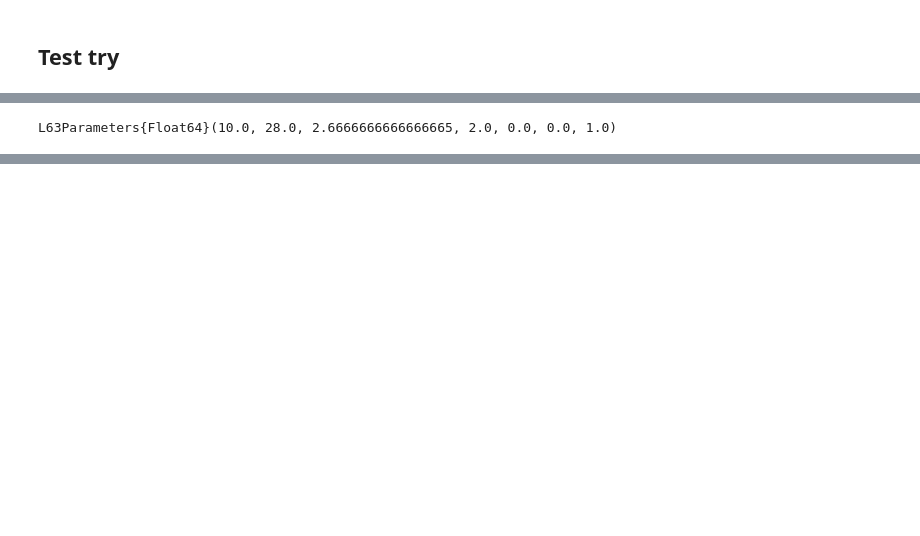
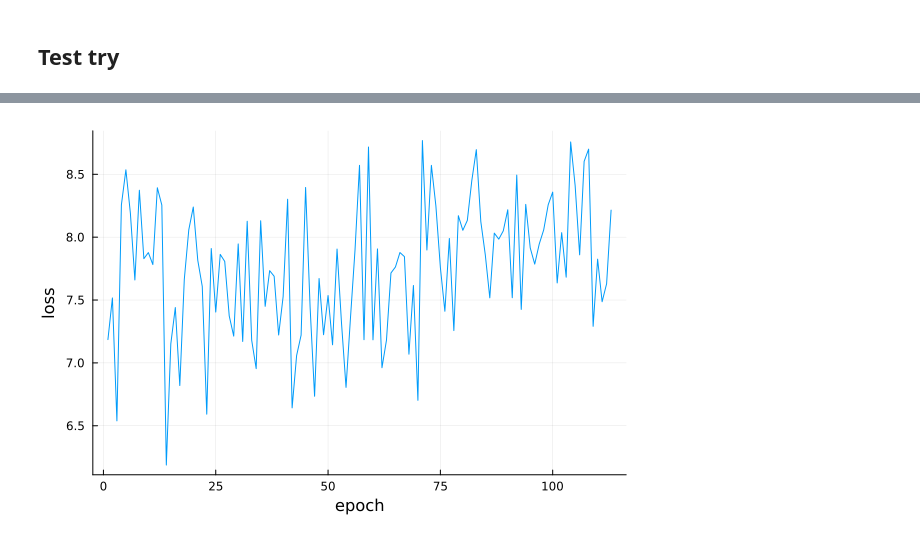
Before and after one commit to nviebig/LorenzParameterEstimation, a Jupyter notebook: examples_climate/mean/train_mean.ipynb, the cells around one changed output, grey strips where cells are left out. Cells and saved outputs as stored; diff of their text form; code cells hidden in the pictures; blank space fills up the shorter version.

```diff
--- a/examples_climate/mean/train_mean.ipynb
+++ b/examples_climate/mean/train_mean.ipynb
@@ -143,22 +118,25 @@ plot(p_xy, p_xz, p_yz, layout=(1,3), size=(1200, 350))
-# %%
-init = L63Parameters(10.0, 28.0, 8/3, 2.0, 0.0, 0.0, 1.0)  # same σ,ρ,β but x shift = 2
-# %% [output]
-L63Parameters{Float64}(10.0, 28.0, 2.6666666666666665, 2.0, 0.0, 0.0, 1.0)
 # %%
+using Optimisers
+using StatsBase
+
 # Target "true" parameters/statistics — here we assume the classic Lorenz63 mean stats
-base_stats = evaluate_statistics(base_params; stats=(:mean,))
-
+#base_stats = evaluate_statistics(base_params; stats=(:mean,))
+base_stats_mean = (mean = [mean_x, mean_y, mean_z],)
+base_stats_std = (std = [std_x, std_y, std_z],)
 # Train to recover the no-shift attractor means
-result = train_climate(
+result = train_statistics(
     init;
-    target_stats=base_stats,
+    target=base_stats_mean,
     stats=(:mean,),
-    cfg=ClimateConfig(dt=0.01, steps=4000, samples_per_epoch=256),
+    cfg=ClimateConfig(dt=dt, steps=20_000, samples_per_epoch=20_000, loss_mode=:rmse, rng=rng),
     base_u0=[1.0, 1.0, 1.0],
-    optimizer=Optimisers.Adam(1e-3),
+    optimizer=Optimisers.AdamW(0.005, (0.9, 0.999)),
     update_mask=(σ=false, ρ=false, β=false, x_s=true, y_s=false, z_s=false, θ=false),
-    epochs=200,
-    verbose=true
+    epochs=1000,
+    verbose=true,
+    early_stopping_patience=100,
+    early_stopping_min_delta=1e-4,
+    refresh=1
 )
 
 # Results
@@ -169,4 +147,5 @@ println("\nFinal statistics:")
 @show result.final_statistics
 
 # Plot loss history
-plot(result.loss_history, xlabel="epoch", ylabel="loss", yscale=:log10, legend=false)
+plot(result.loss_history, xlabel="epoch", ylabel="loss", legend=false)
+# %% [output]
@@ -172,0 +169 @@ plot(result.loss_history, xlabel="epoch", ylabel="loss", yscale=:log10, legend=f
+[figure, added]
```
Also changed, not shown: parts of 9 cells of this notebook, 4 other files.
